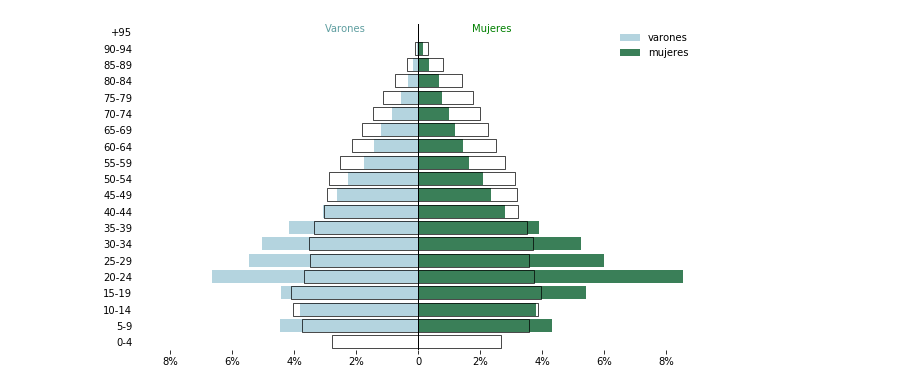
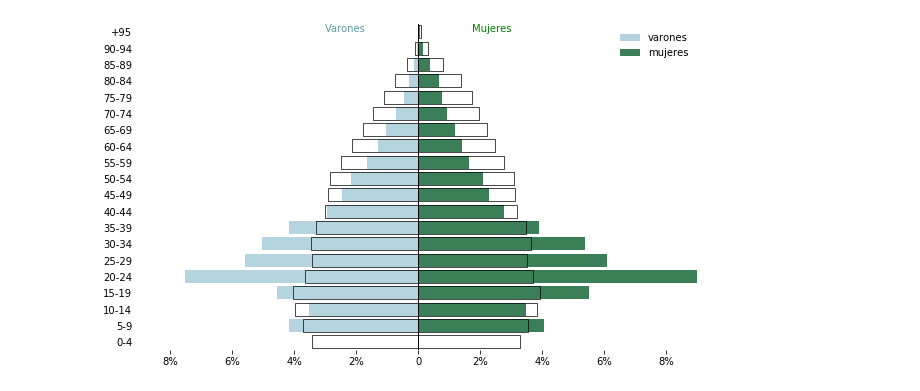
Before and after one commit to guillermodangelo/tesis, a Jupyter notebook: piramide_mig.ipynb, the cells around one changed output. Cells and saved outputs as stored; diff of their text form; code cells hidden in the pictures.

```diff
--- a/piramide_mig.ipynb
+++ b/piramide_mig.ipynb
@@ -12,6 +15,8 @@ metadatos_figs = {'Author': '''Guillermo D'Angelo''',
 # %%
 # levanta datos censales
 censo = pd.read_csv('tablas/personas_censo_2011.gz', compression='gzip', header=0, sep=',', quotechar='"')
+# reemplaza el valor 5555 en edad (variable PERNA01) por NaNs
+censo.loc[censo.PERNA01 == 5555, 'PERNA01'] = np.nan
 # %%
 censo.head(2)
 # %% [output]
@@ -83,0 +63,2 @@ censo_group = agrupar_df(censo,'tramo', 'PERPH02')
+# %%
+censo_group, migrantes_group = [agrupar_por_tramos(x,'tramo', 'PERNA01','PERPH02') for x in [censo, mgr_interdep]]
@@ -84,10 +93,12 @@ censo_group = agrupar_df(censo,'tramo', 'PERPH02')
 # %%
 # pirámides de población
 
-# cuatro ejes
+# dos ejes
 fig, (ax1, ax2)  = plt.subplots(1,2, figsize= (10, 6), sharex= True, sharey='row')
 
-# fig.subplots_adjust(wspace=0)
+# vector de etiquetas para cada tramo
+labels = ['0-4', '5-9', '10-14', '15-19', '20-24', '25-29', '30-34', '35-39', '40-44', '45-49',
+          '50-54', '55-59', '60-64', '65-69', '70-74', '75-79', '80-84', '85-89', '90-94', '+95']
 
 # plot
 group_col = 'sexo_label'
@@ -95,21 +106,18 @@ order_of_bars = labels[::-1]
 colors = ['skyblue', 'seagreen']
 label=['sexo', 'sasa']
 
-for c, group in zip(colors, censo_group[group_col].unique()):
-    sns.barplot(x='porc_pers', y='tramo',
-                data=censo_group.loc[censo_group[group_col]==group, :],
-                order = order_of_bars, color=c, label=group, ax=ax1)
+# aplica función para graficar
+bars_pyramid(censo_group, ax1)
+bars_pyramid(migrantes_group, ax2)
 
-for c, group in zip(colors, migrantes_group[group_col].unique()):
-    sns.barplot(x='porc_pers', y='tramo',
-                data=migrantes_group.loc[migrantes_group[group_col]==group, :],
-                order = order_of_bars, color=c, label=group, ax=ax2)
-
+# títulos
 ax1.set_title('Población total en 2011')
 ax2.set_title('Migrantes recientes en 2011')
 
+# etiquetas
 x_ticks_labels = ['7,5','5%','2,5%','0','2.5%','5%','7,5%']
 
+# parámetros gráficos
 for i in [ax1, ax2]:
     i.set_axisbelow(True)
     i.set_ylabel(None)
@@ -145,46 +153,41 @@ order_of_bars = labels[::-1]
 colors = ['lightblue', 'seagreen']
 label=['sexo', 'sasa']
 
+bars_pyramid(migrantes_group, ax)
+
 for c, group in zip(colors, migrantes_group[group_col].unique()):
-    sns.barplot(x='porc_pers', y='tramo',
-                data=migrantes_group.loc[migrantes_group[group_col]==group, :],
-                order = order_of_bars,
-                color=c,
-                label=group,
-                ax=ax)
-
     sns.barplot(x='porc_pers', y='tramo',
                 data=censo_group.loc[censo_group[group_col]==group, :],
                 order = order_of_bars,
                 fill=False,
                 linewidth = 0.7,
                 edgecolor='black',
                 ax=ax)
 
 ax.set_axisbelow(True)
 ax.set_ylabel(None)
 ax.set_xlabel(None)
 ax.axvline(linewidth=1, color='black')
 ax.set_xlim([-9,9])
 ax.set_xticklabels(['10%','8%','6%','4%','2%','0','2%','4%','6%','8%'])
 
 [s.set_visible(False) for s in ax.spines.values()]
 [t.set_visible(False) for t in ax.get_yticklines()]
 
 ax.text(-3, 0, 'Varones',
         horizontalalignment='left',
         color='cadetblue', fontsize=10)
 
 ax.text(3, 0, 'Mujeres',
         horizontalalignment='right',
         color='green', fontsize=10)
 
-# plt.savefig('mapas_graficas/002_piramide_mig.pdf',
-#              bbox_inches='tight',
-#              metadata = metadatos_figs)
+plt.savefig('mapas_graficas/002_piramide_mig.pdf',
+             bbox_inches='tight',
+             metadata = metadatos_figs)
 
 ax.legend(loc='upper right', frameon=False)
 
 plt.show()
 # %% [output]
-[figure, old version]
+[figure, new version]
```
Also changed, not shown: parts of 17 cells of this notebook, 7 other files.
